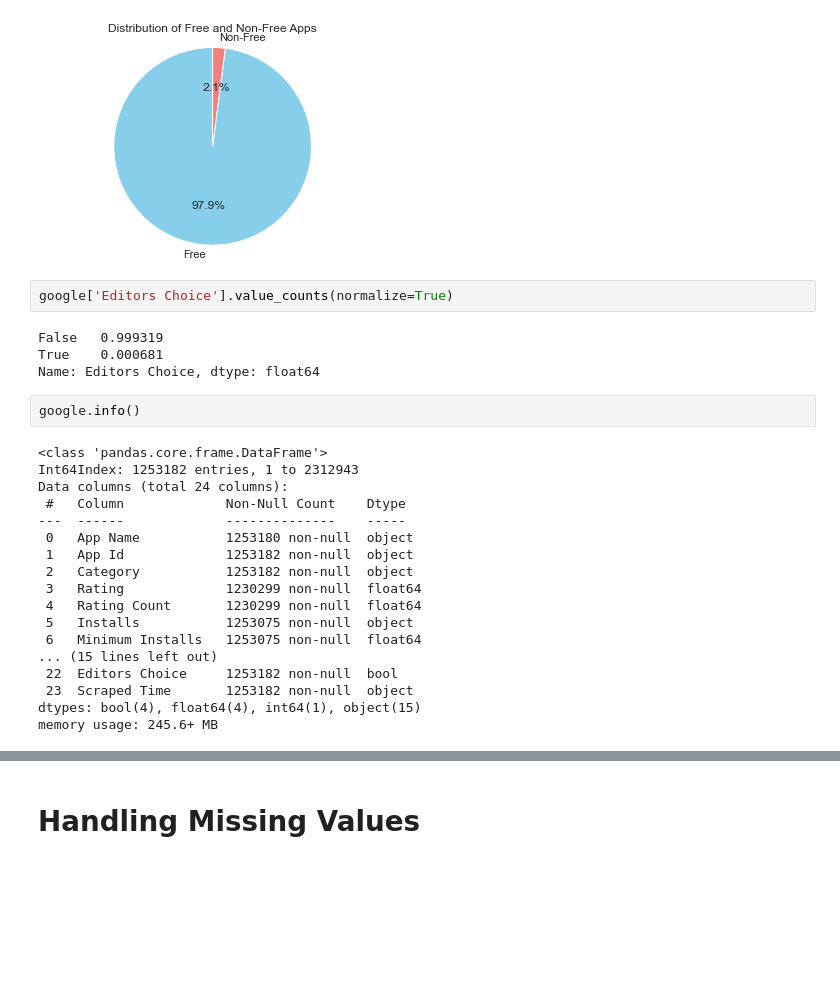
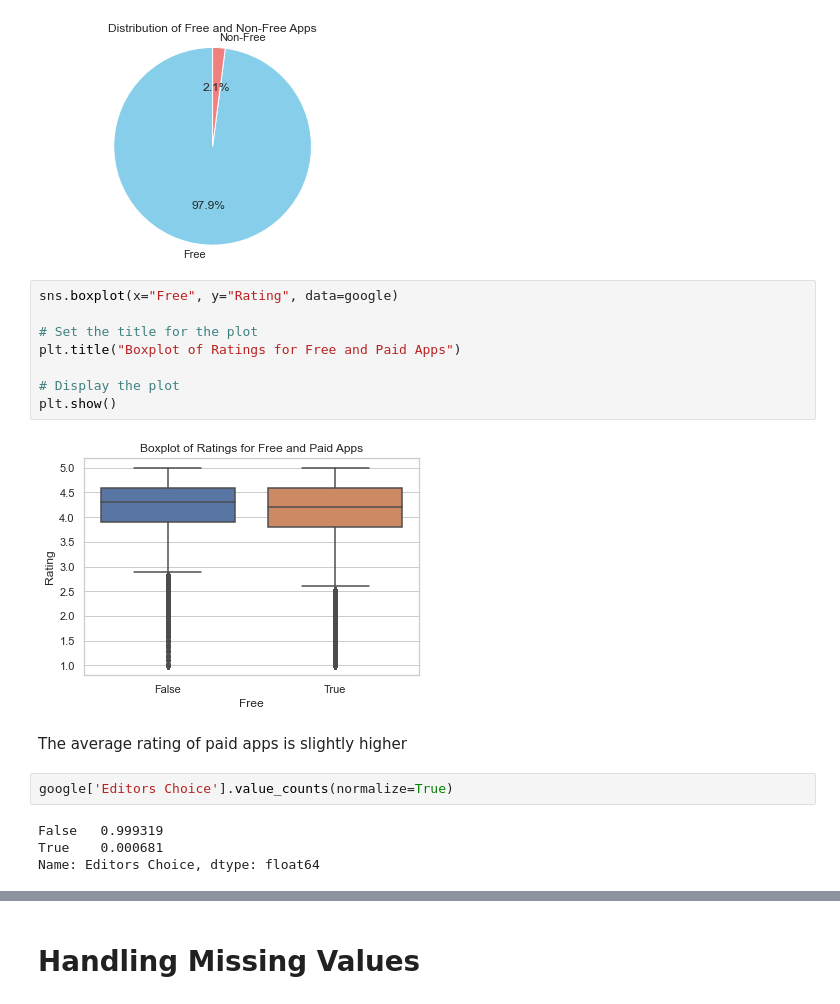
Before and after one commit to GoknurK/Google-Playstore-Analysis, a Jupyter notebook: index.ipynb, the cells around one changed output, grey strips where cells are left out. Cells and saved outputs as stored; diff of their text form; blank space fills up the shorter version.

Commit message:
Handled duplicated and added visuals

```diff
--- a/index.ipynb
+++ b/index.ipynb
@@ -254,29 +254,21 @@ plt.axis('equal')  # Equal aspect ratio ensures that pie is drawn as a circle.
 plt.show()
 # %% [output]
 [figure]
+# %%
+sns.boxplot(x="Free", y="Rating", data=google)
+
+# Set the title for the plot
+plt.title("Boxplot of Ratings for Free and Paid Apps")
+
+# Display the plot
+plt.show()
+# %% [output]
+[figure, added]
+# %% [markdown]
+The average rating of paid apps is slightly higher
 # %%
 google['Editors Choice'].value_counts(normalize=True)
 # %% [output]
 False   0.999319
 True    0.000681
 Name: Editors Choice, dtype: float64
-# %%
-google.info()
-# %% [output]
-<class 'pandas.core.frame.DataFrame'>
-Int64Index: 1253182 entries, 1 to 2312943
-Data columns (total 24 columns):
- #   Column             Non-Null Count    Dtype
----  ------             --------------    -----
- 0   App Name           1253180 non-null  object
- 1   App Id             1253182 non-null  object
- 2   Category           1253182 non-null  object
- 3   Rating             1230299 non-null  float64
- 4   Rating Count       1230299 non-null  float64
- 5   Installs           1253075 non-null  object
- 6   Minimum Installs   1253075 non-null  float64
-... (15 lines left out)
- 22  Editors Choice     1253182 non-null  bool
- 23  Scraped Time       1253182 non-null  object
-dtypes: bool(4), float64(4), int64(1), object(15)
-memory usage: 245.6+ MB
```
Also changed, not shown: parts of 13 cells of this notebook.
